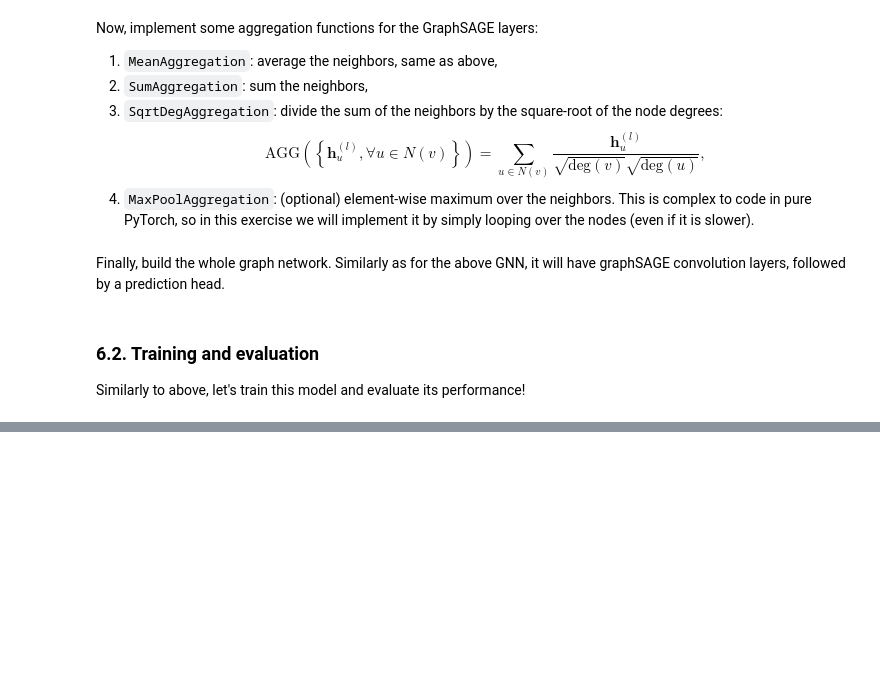
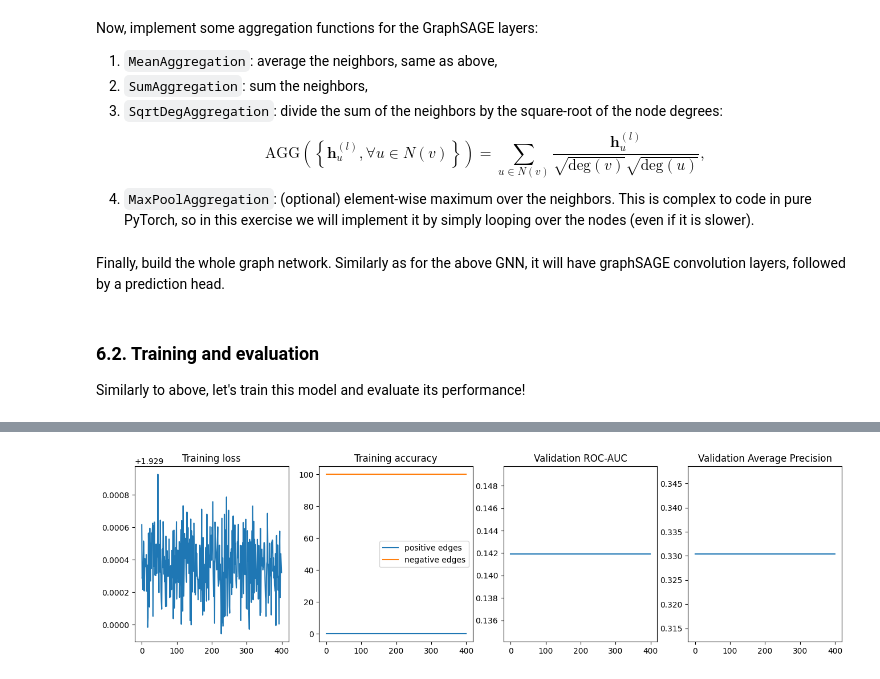
Before and after one commit to mikasenghaas/cs502, a Jupyter notebook: labs/3/Exercise_3.ipynb, the cells around one changed output, grey strips where cells are left out. Saved outputs shown, nothing was run; the diff lists cells and outputs as text; code cells hidden in the pictures; blank space fills up the shorter version.

```diff
--- a/labs/3/Exercise_3.ipynb
+++ b/labs/3/Exercise_3.ipynb
@@ -612,3 +898,8 @@ class GraphSAGEConv(nn.Module):
+# %%
+conv = GraphSAGEConv(D_NODES, 5, aggregation=lambda x, adj: adj @ x)
+out = conv(data['x_train'], data['adj_train'])
+
+assert out.shape == (D_NODES, 5), f"Output shape should be (num_nodes, out_features), was {out.shape}"
 # %% [markdown]
 Now, implement some aggregation functions for the GraphSAGE layers:
 1. `MeanAggregation`: average the neighbors, same as above,
@@ -676,7 +993,19 @@ class GraphSAGE(nn.Module):
             dropout (float): Dropout probability. (optional)
         """
         super().__init__()
-        ...  # TODO
+
+        dims = [num_features] + conv_dims
+        activations = [activation] * (len(dims) - 2) + [None]
+        self.convs = nn.ModuleList([
+            GraphSAGEConv(in_features, out_features, aggregation, activation)
+            for in_features, out_features, activation in zip(dims[:-1], dims[1:], activations)
+        ])
+
+        # Initialize prediction head
+        self.head = DotProductHead()
+
+        # Initialise dropout
+        self.dropout = nn.Dropout(dropout)
 
     def forward(self, x, adj):
         """
@@ -689,14 +1018,16 @@ class GraphSAGE(nn.Module):
         Returns:
             Tensor: Predicted edge probabilities for each pair of nodes, shape (num_nodes, num_nodes).
         """
-        ...  # TODO
-        return ..
+        for conv in self.convs:
+            x = self.dropout(conv(x, adj))
+
+        return self.head(x)
 # %% [markdown]
 ### 6.2. Training and evaluation
 Similarly to above, let's train this model and evaluate its performance!
 # %%
 # Hyper-parameters (feel free to change these)
-learning_rate = 1e-2
+learning_rate = 1e-1
 epochs = 400
 conv_dims = [256, 128]
 aggregation = MeanAggregation()
@@ -713,7 +1044,7 @@ modelSAGE = GraphSAGE(num_features=D_NODES, conv_dims=conv_dims, aggregation=agg
 # 3. Initialize the loss function and optimizer
 # We weight the samples to compensate for the class imbalance (there are very few edges compared to non-edges)
 loss_fn = nn.BCEWithLogitsLoss(pos_weight=torch.tensor(pos_weight))
-optimizer = torch.optim.Adam(...)  # TODO
+optimizer = torch.optim.Adam(model.parameters(), lr=learning_rate)
 
 history = {"epoch": 0, "loss": [], "acc-pos": [], "acc-neg": [], "val-roc": [], "val-ap": []}
 # 4. Main training loop
@@ -730,3 +1061,4 @@ axs[2].plot(history['val-roc'])
 axs[2].set_title('Validation ROC-AUC')
 axs[3].plot(history['val-ap'])
 axs[3].set_title('Validation Average Precision');
+# %% [output]
@@ -733 +1082,2 @@ axs[3].set_title('Validation Average Precision');
+[figure, added]
 # %%
```
Also changed, not shown: parts of 20 cells of this notebook, 2 other files.
